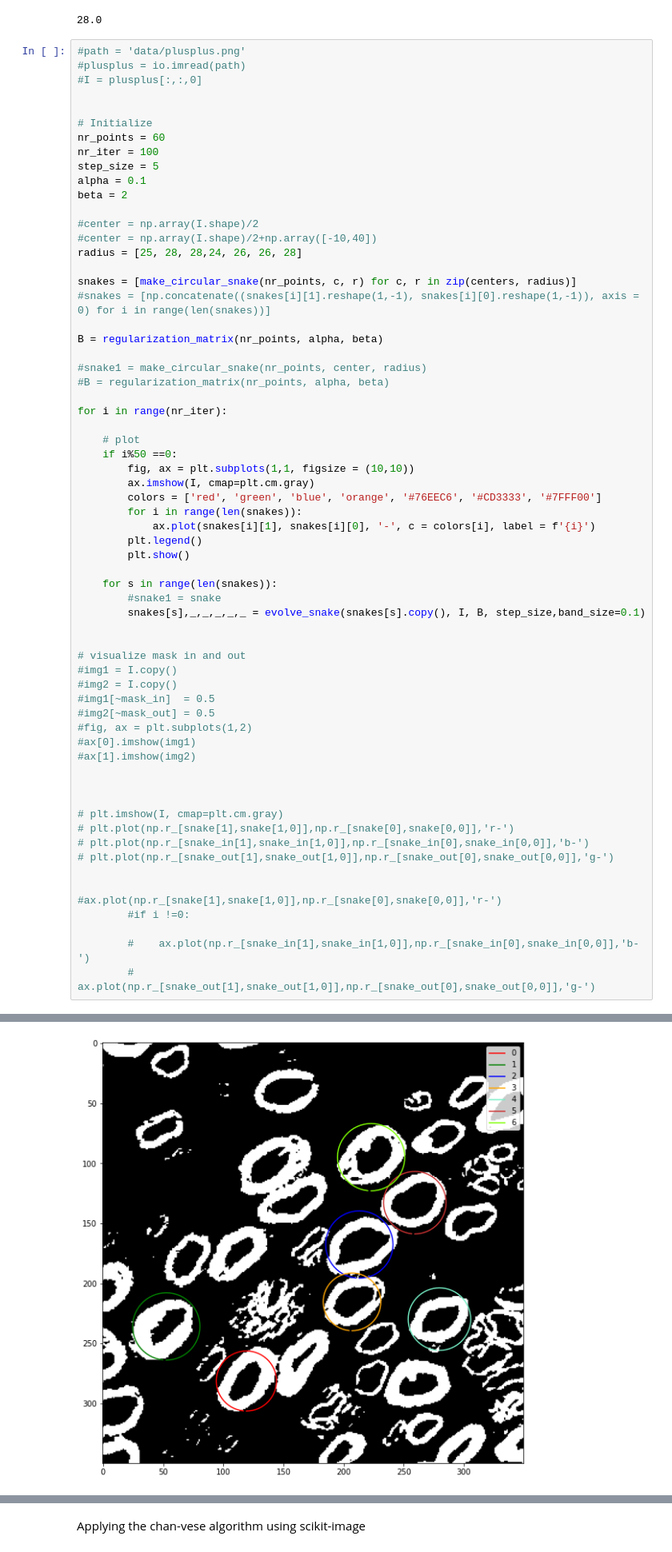
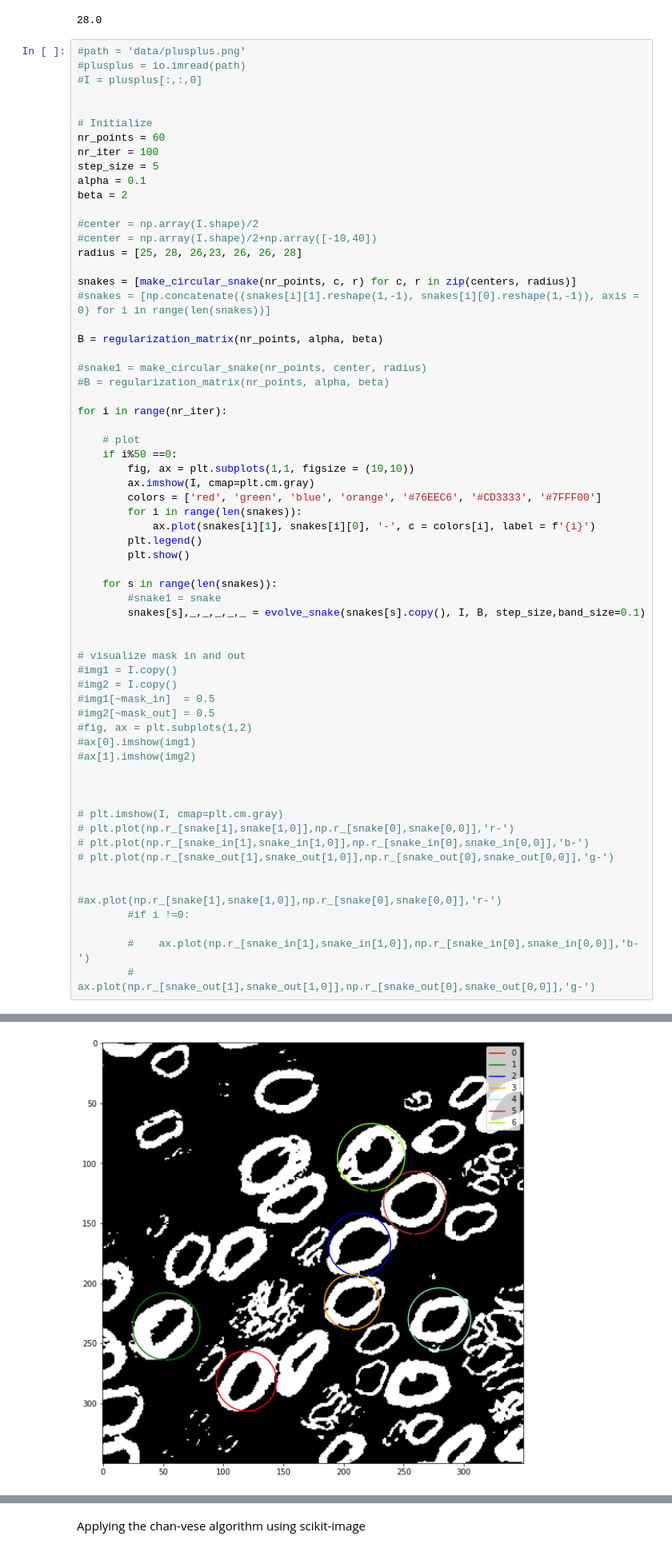
Before and after one commit to s183920/02506_Advanced_Image_Analysis_NerveSegmentation, a Jupyter notebook: Snakes.ipynb, the cells around one changed output, grey strips where cells are left out. Shown at 80% size. Saved outputs shown, nothing was run; the diff lists cells and outputs as text.

```diff
--- a/Snakes.ipynb
+++ b/Snakes.ipynb
@@ -252,7 +252,7 @@ beta = 2
 
 #center = np.array(I.shape)/2
 #center = np.array(I.shape)/2+np.array([-10,40])
-radius = [25, 28, 28,24, 26, 26, 28]
+radius = [25, 28, 26,23, 26, 26, 28]
 
 snakes = [make_circular_snake(nr_points, c, r) for c, r in zip(centers, radius)]
 #snakes = [np.concatenate((snakes[i][1].reshape(1,-1), snakes[i][0].reshape(1,-1)), axis = 0) for i in range(len(snakes))]
@@ -276,31 +276,31 @@ for i in range(nr_iter):
 
     for s in range(len(snakes)):
         #snake1 = snake
         snakes[s],_,_,_,_,_ = evolve_snake(snakes[s].copy(), I, B, step_size,band_size=0.1)
 
 
 # visualize mask in and out
 #img1 = I.copy()
 #img2 = I.copy()
 #img1[~mask_in]  = 0.5
 #img2[~mask_out] = 0.5
 #fig, ax = plt.subplots(1,2)
 #ax[0].imshow(img1)
 #ax[1].imshow(img2)
 
 
 
 # plt.imshow(I, cmap=plt.cm.gray)
 # plt.plot(np.r_[snake[1],snake[1,0]],np.r_[snake[0],snake[0,0]],'r-')
 # plt.plot(np.r_[snake_in[1],snake_in[1,0]],np.r_[snake_in[0],snake_in[0,0]],'b-')
 # plt.plot(np.r_[snake_out[1],snake_out[1,0]],np.r_[snake_out[0],snake_out[0,0]],'g-')
 
 
 #ax.plot(np.r_[snake[1],snake[1,0]],np.r_[snake[0],snake[0,0]],'r-')
         #if i !=0:
 
         #    ax.plot(np.r_[snake_in[1],snake_in[1,0]],np.r_[snake_in[0],snake_in[0,0]],'b-')
         #    ax.plot(np.r_[snake_out[1],snake_out[1,0]],np.r_[snake_out[0],snake_out[0,0]],'g-')
 # %% [output]
 Deprecated in NumPy 1.20; for more details and guidance: https://numpy.org/devdocs/release/1.20.0-notes.html#deprecations
-[figure, old version]
+[figure, new version]
```
Also changed, not shown: parts of 1 cell of this notebook, 1 other file.
